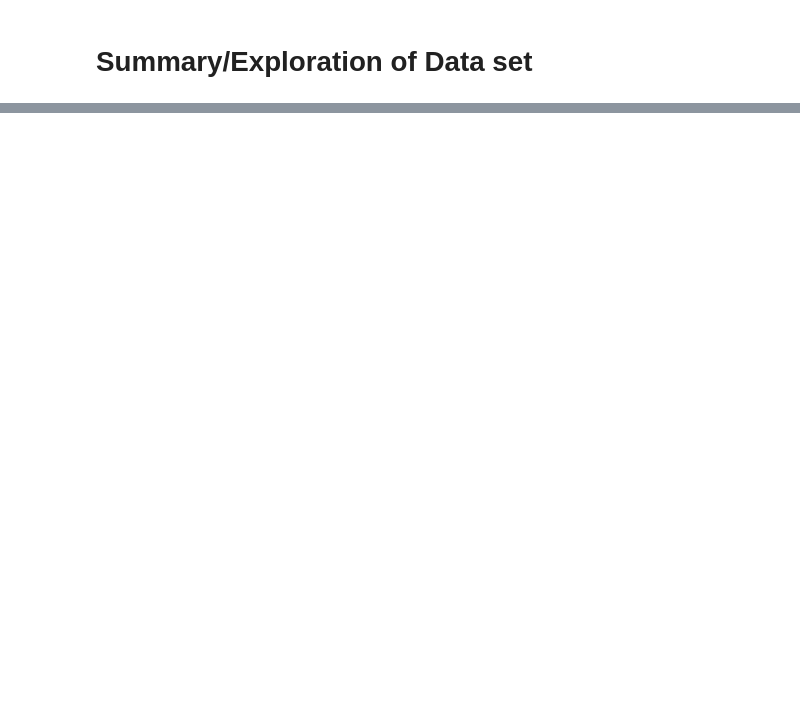
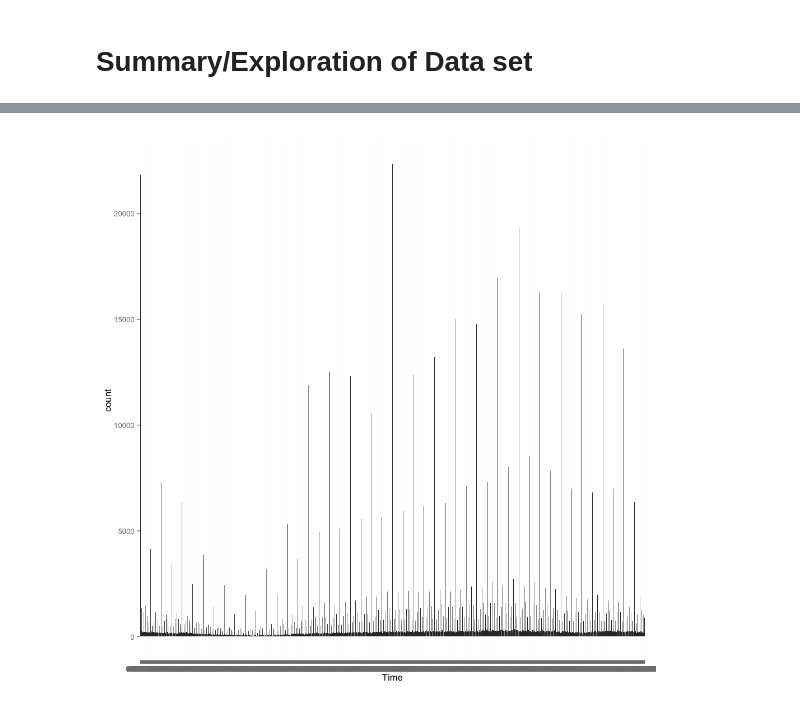
Before and after one commit to chrisngan24/spectacle, a Jupyter notebook: analytics/kaggle_sf_crime/main.ipynb, the cells around one changed output, grey strips where cells are left out. Saved outputs shown, nothing was run; the diff lists cells and outputs as text; code cells hidden in the pictures; blank space fills up the shorter version.

```diff
--- a/analytics/kaggle_sf_crime/main.ipynb
+++ b/analytics/kaggle_sf_crime/main.ipynb
@@ -34,0 +88,6 @@ KeyError: 'Date'
+# %%
+%%R -i sf -h 1000 -w 1000 -u px -r 100
+m_df <- sf
+ggplot(m_df, aes(x=Time)) + geom_bar()
+# %% [output]
+[figure, added]
```
Also changed, not shown: parts of 13 cells of this notebook, 32 other files.
